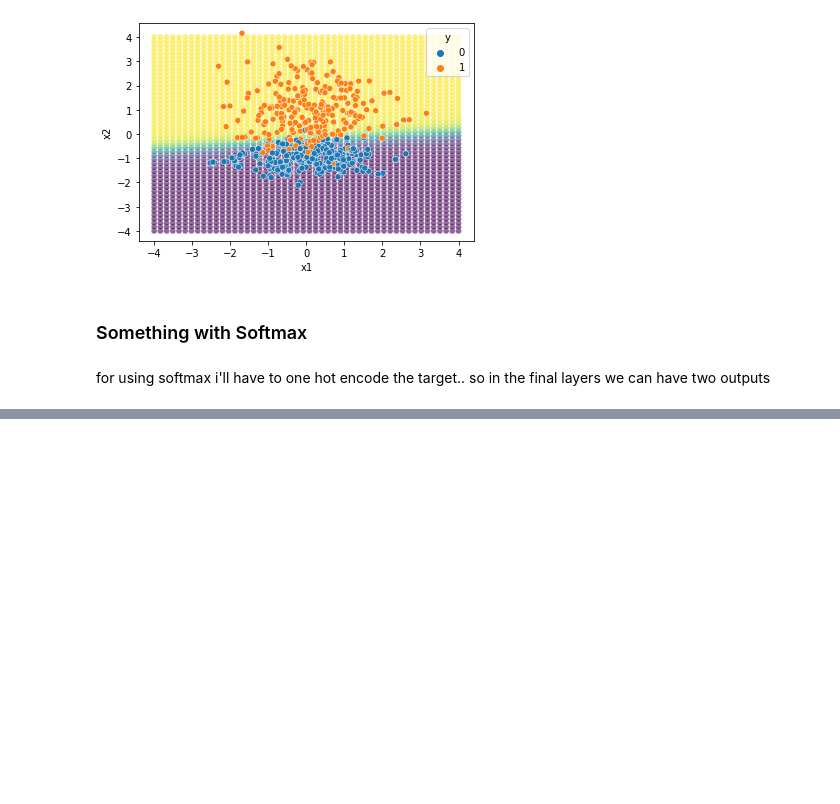
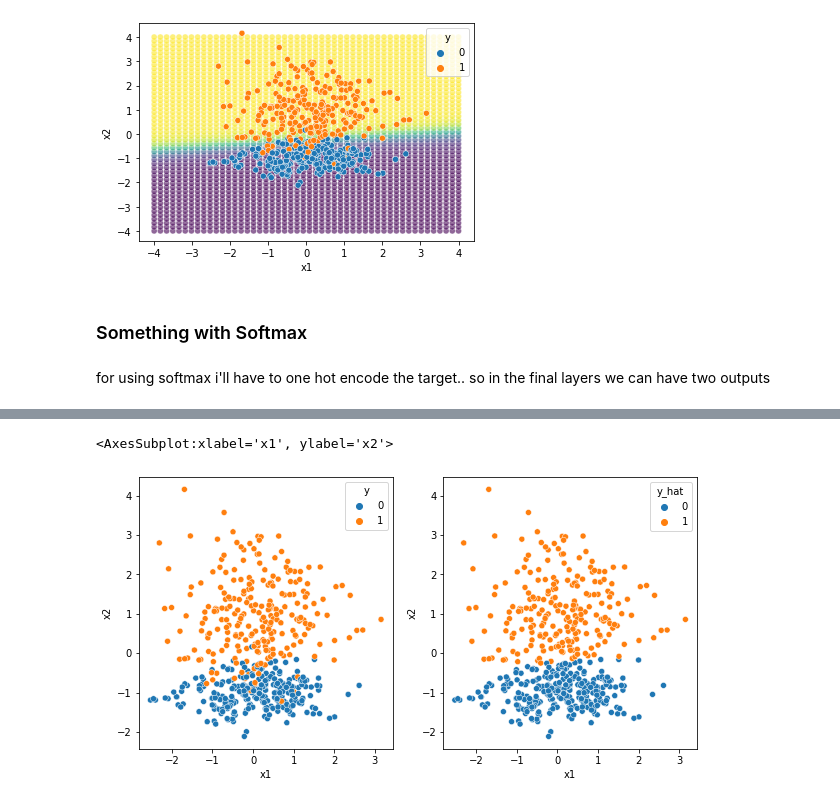
Before and after one commit to NishantBaheti/DeepLearningGuideBook, a Jupyter notebook: notebooks/classification_understanding.ipynb, the cells around one changed output, grey strips where cells are left out. Drawn from its saved outputs; the diff is of its cells as text; code cells hidden in the pictures; blank space fills up the shorter version.

```diff
--- a/notebooks/classification_understanding.ipynb
+++ b/notebooks/classification_understanding.ipynb
@@ -204,0 +239,13 @@ y_ohe = ohe.transform(df[['y']].values).toarray()
+# %%
+y_hat = model.predict(df[['x1','x2']].values)
+
+df[['y_hat_0', 'y_hat_1']] = pd.DataFrame(y_hat)
+
+df['y_hat'] = np.array(df['y_hat_0'] < df['y_hat_1'], dtype='int')
+# %%
+fig,ax = plt.subplots(1,2,figsize=(10,5))
+sns.scatterplot(data=df,x='x1',y='x2',hue='y',ax=ax[0])
+sns.scatterplot(data=df,x='x1',y='x2',hue='y_hat', ax=ax[1])
+# %% [output]
+<AxesSubplot:xlabel='x1', ylabel='x2'>
+[figure, added]
```
Also changed, not shown: parts of 27 cells of this notebook, 1 other file.
